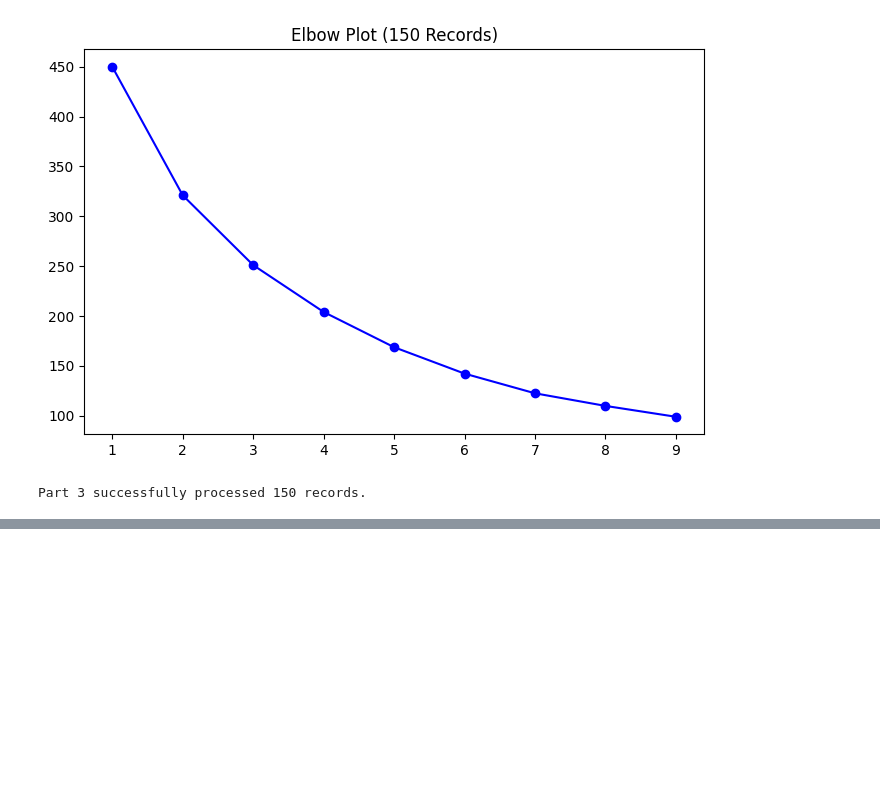
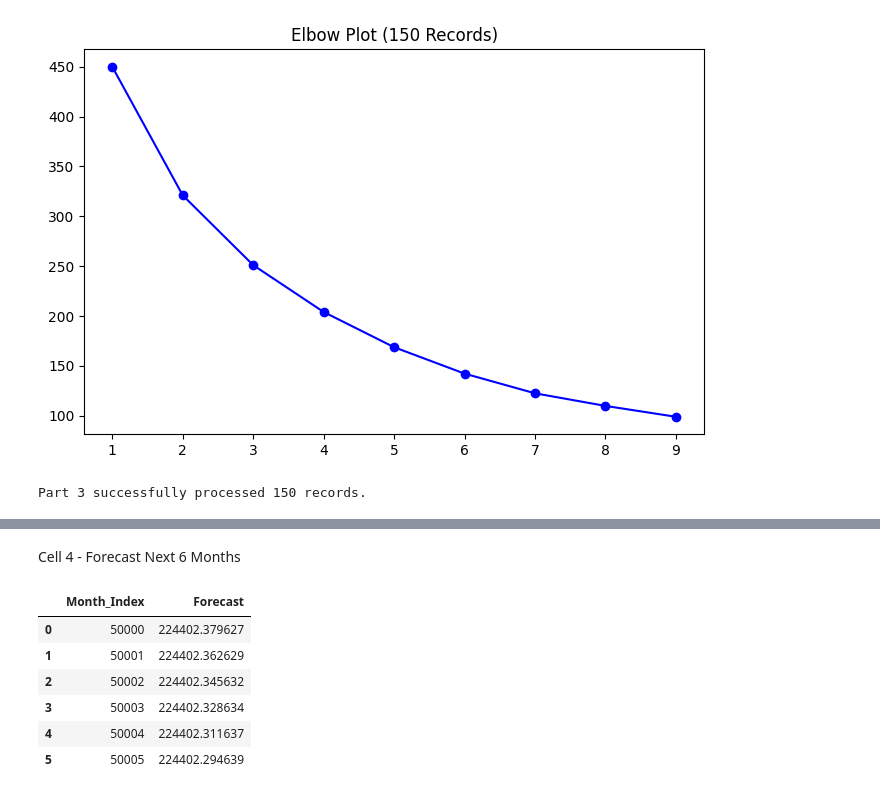
Before and after one commit to Elvin-Cloud/ST2026Elvin, a Jupyter notebook: Coding_Exercise_ML_Basics_CAREY.ipynb, the cells around one changed output, grey strips where cells are left out. Cells and saved outputs as stored; diff of their text form; code cells hidden in the pictures; blank space fills up the shorter version.

```diff
--- a/Coding_Exercise_ML_Basics_CAREY.ipynb
+++ b/Coding_Exercise_ML_Basics_CAREY.ipynb
@@ -237,0 +298,20 @@ Part 3 successfully processed 150 records.
+# %% [markdown]
+Cell 4 - Forecast Next 6 Months
+# %%
+future_months = np.arange(len(df), len(df)+6).reshape(-1,1)
+predictions = model.predict(pd.DataFrame(future_months, columns=["Month_Index"]))
+
+forecast_df = pd.DataFrame({
+    "Month_Index": future_months.flatten(),
+    "Forecast": predictions
+})
+
+display(forecast_df)
+# %% [output]
+|  | Month_Index | Forecast |
+| 0 | 50000 | 224402.379627 |
+| 1 | 50001 | 224402.362629 |
+| 2 | 50002 | 224402.345632 |
+| 3 | 50003 | 224402.328634 |
+| 4 | 50004 | 224402.311637 |
+| 5 | 50005 | 224402.294639 |
```
Also changed, not shown: parts of 12 cells of this notebook.
